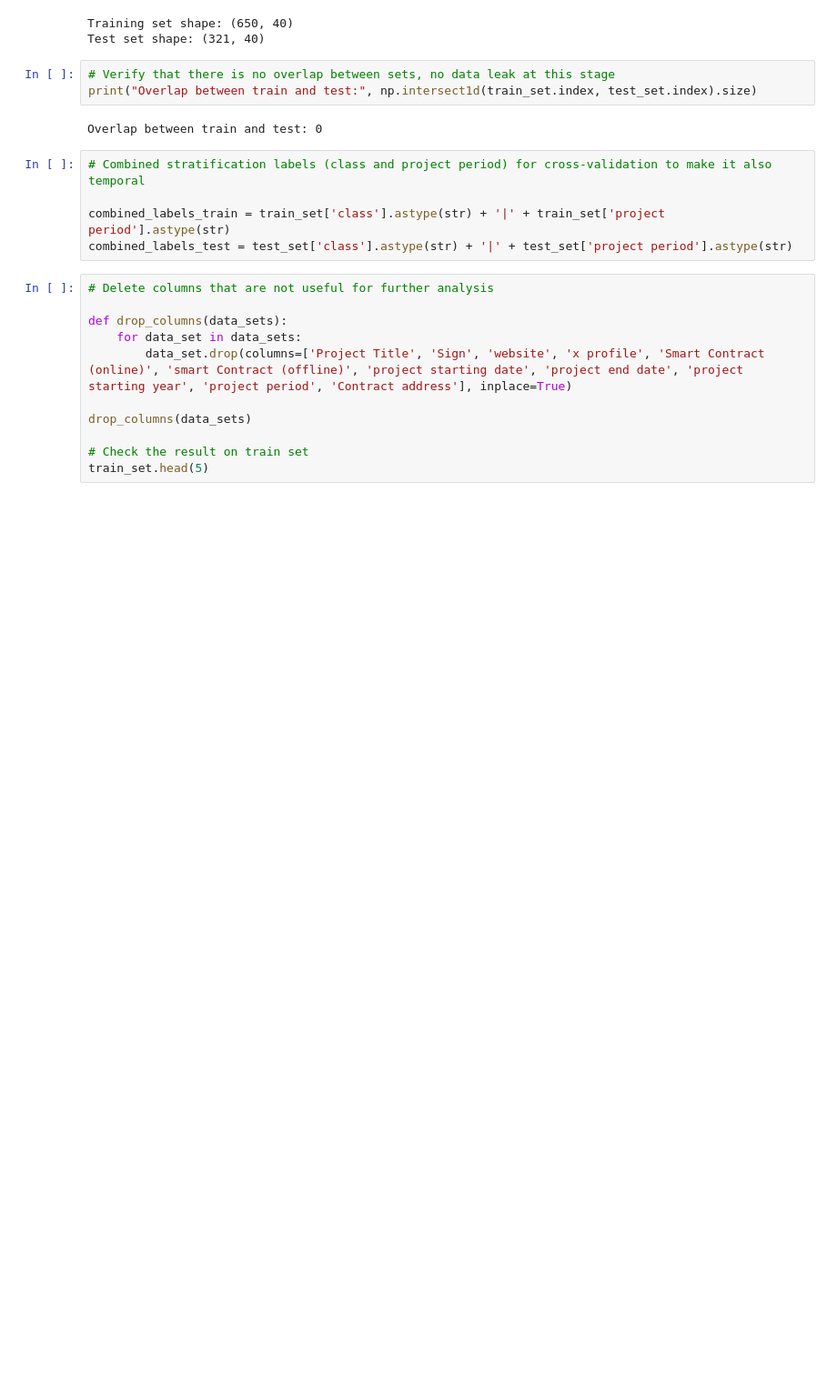
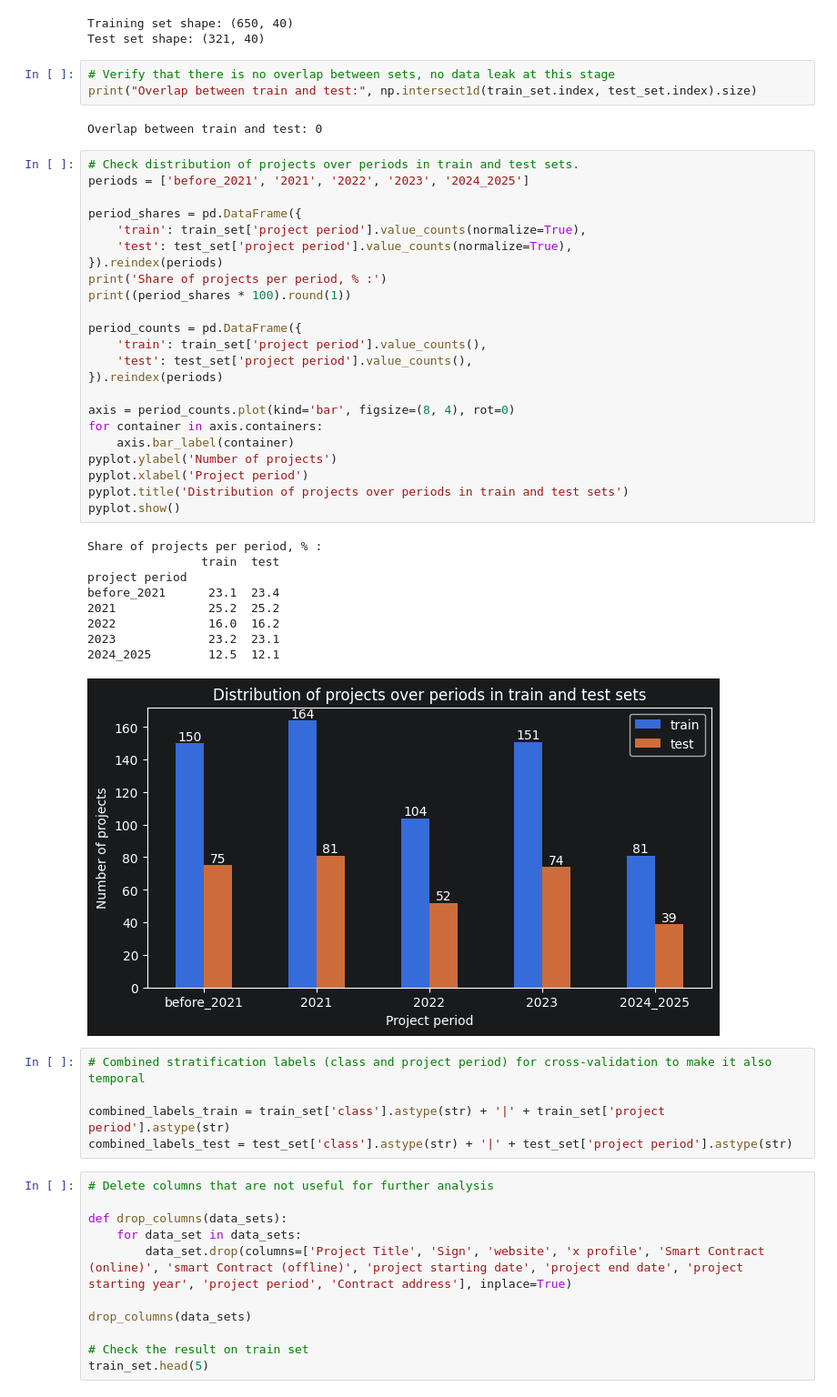
Before and after one commit to Luero/ML_RugPull_Detector, a Jupyter notebook: research/data analysis and model training/Experimentation pipeline and model training.ipynb, the cells around one changed output. Shown at 91% size. Drawn from its saved outputs; the diff is of its cells as text; blank space fills up the shorter version.

Commit message:
Add a plot of projects distribution over periods in train and test sets for reporting

```diff
--- a/research/data analysis and model training/Experimentation pipeline and model training.ipynb
+++ b/research/data analysis and model training/Experimentation pipeline and model training.ipynb
@@ -89,6 +89,39 @@ Test set shape: (321, 40)
 print("Overlap between train and test:", np.intersect1d(train_set.index, test_set.index).size)
 # %% [output]
 Overlap between train and test: 0
+# %%
+# Check distribution of projects over periods in train and test sets.
+periods = ['before_2021', '2021', '2022', '2023', '2024_2025']
+
+period_shares = pd.DataFrame({
+    'train': train_set['project period'].value_counts(normalize=True),
+    'test': test_set['project period'].value_counts(normalize=True),
+}).reindex(periods)
+print('Share of projects per period, % :')
+print((period_shares * 100).round(1))
+
+period_counts = pd.DataFrame({
+    'train': train_set['project period'].value_counts(),
+    'test': test_set['project period'].value_counts(),
+}).reindex(periods)
+
+axis = period_counts.plot(kind='bar', figsize=(8, 4), rot=0)
+for container in axis.containers:
+    axis.bar_label(container)
+pyplot.ylabel('Number of projects')
+pyplot.xlabel('Project period')
+pyplot.title('Distribution of projects over periods in train and test sets')
+pyplot.show()
+# %% [output]
+Share of projects per period, % :
+                train  test
+project period
+before_2021      23.1  23.4
+2021             25.2  25.2
+2022             16.0  16.2
+2023             23.2  23.1
+2024_2025        12.5  12.1
+[figure, added]
 # %%
 # Combined stratification labels (class and project period) for cross-validation to make it also temporal
 
```
